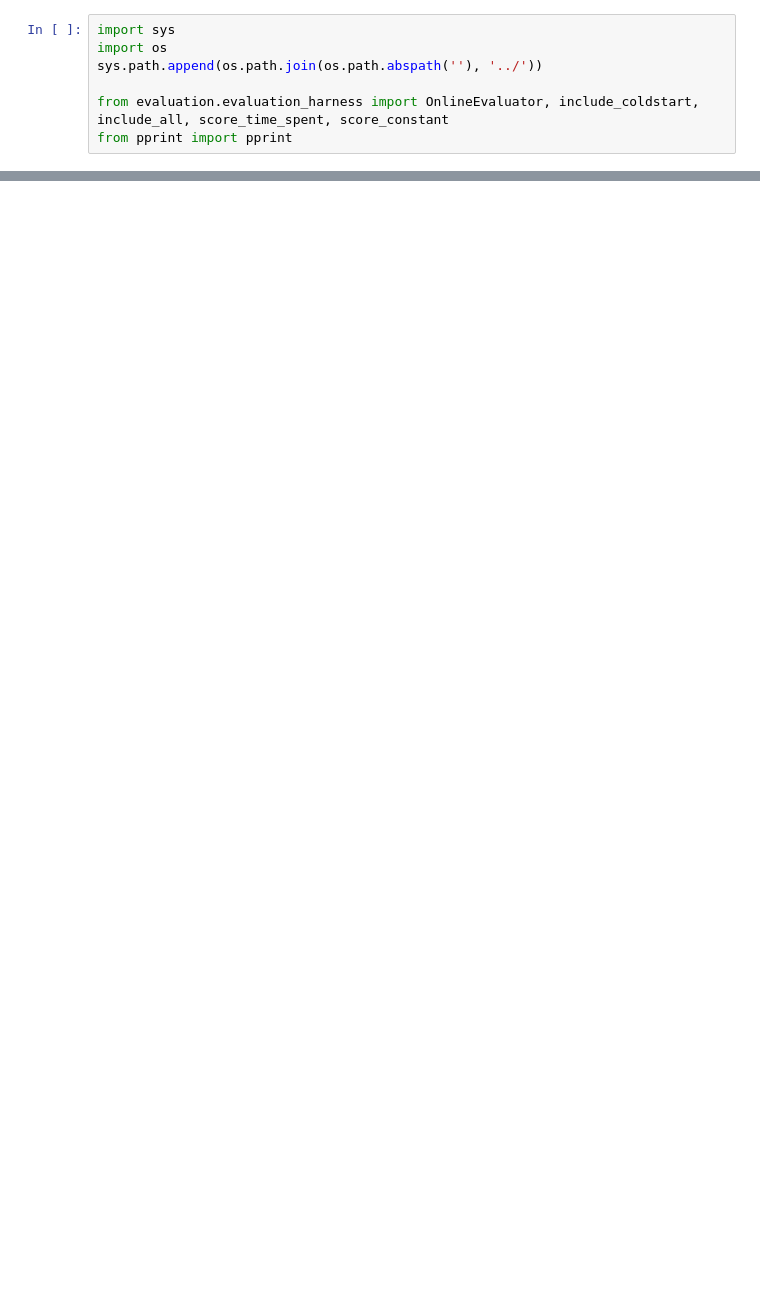
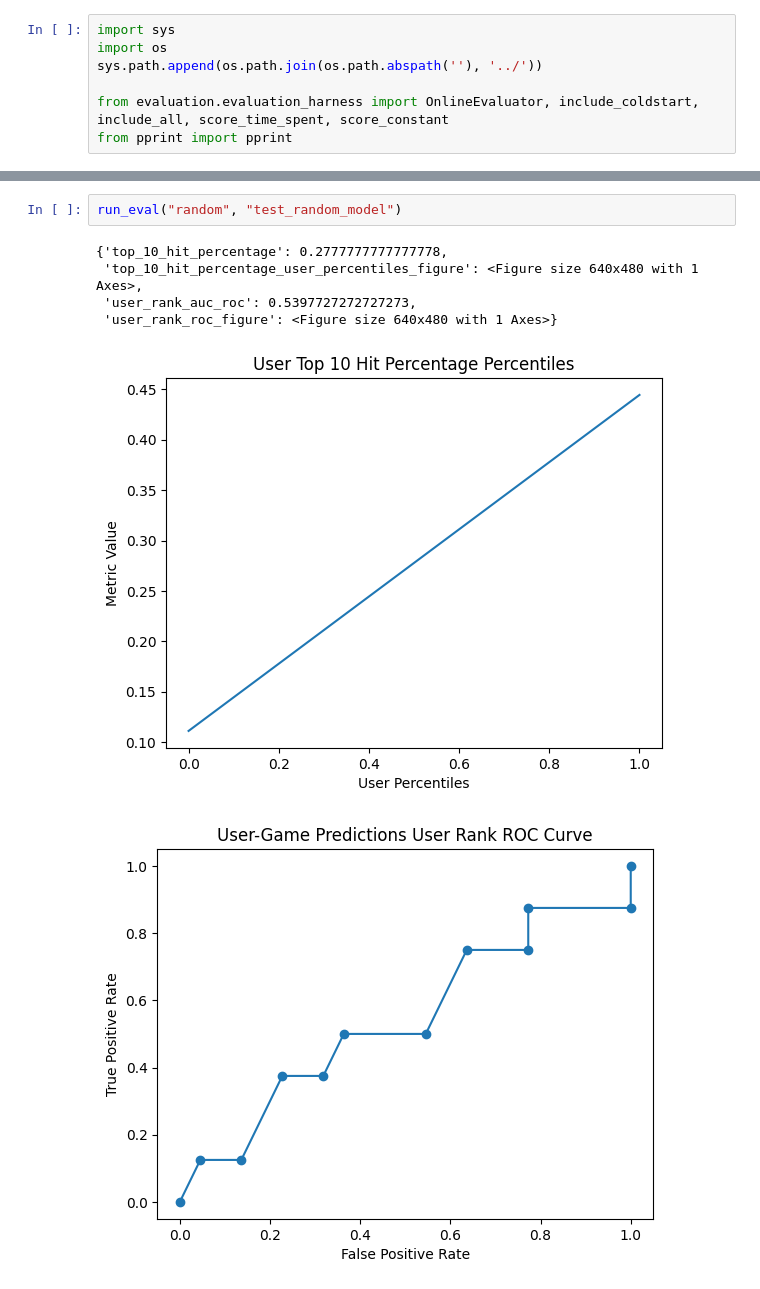
Before and after one commit to GitHubNoskcaj211/ml-projects-project, a Jupyter notebook: evaluation/test_online_evaluation.ipynb, the cells around one changed output, grey strips where cells are left out. Saved outputs shown, nothing was run; the diff lists cells and outputs as text; blank space fills up the shorter version.

```diff
--- a/evaluation/test_online_evaluation.ipynb
+++ b/evaluation/test_online_evaluation.ipynb
@@ -25,0 +47,9 @@ Not enough samples to get percentile figure.
+# %%
+run_eval("random", "test_random_model")
+# %% [output]
+{'top_10_hit_percentage': 0.2777777777777778,
+ 'top_10_hit_percentage_user_percentiles_figure': <Figure size 640x480 with 1 Axes>,
+ 'user_rank_auc_roc': 0.5397727272727273,
+ 'user_rank_roc_figure': <Figure size 640x480 with 1 Axes>}
+[figure, added]
+[figure, added]
```
Also changed, not shown: parts of 8 cells of this notebook.
